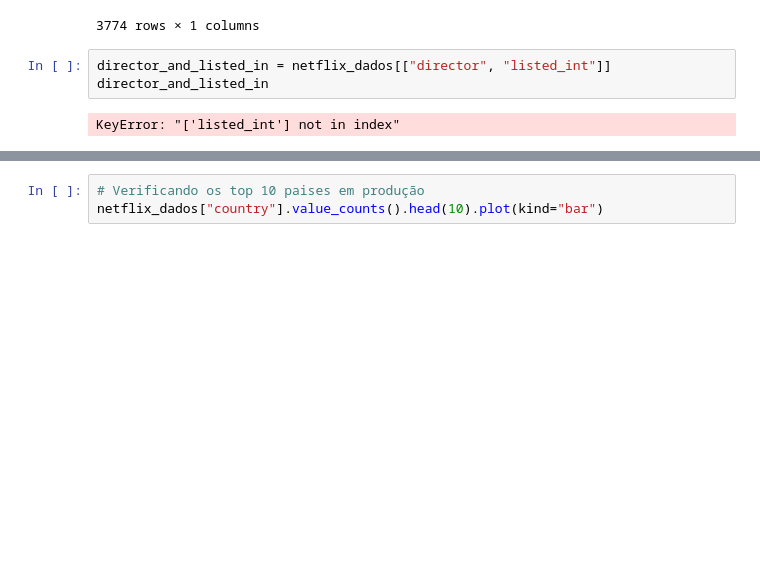
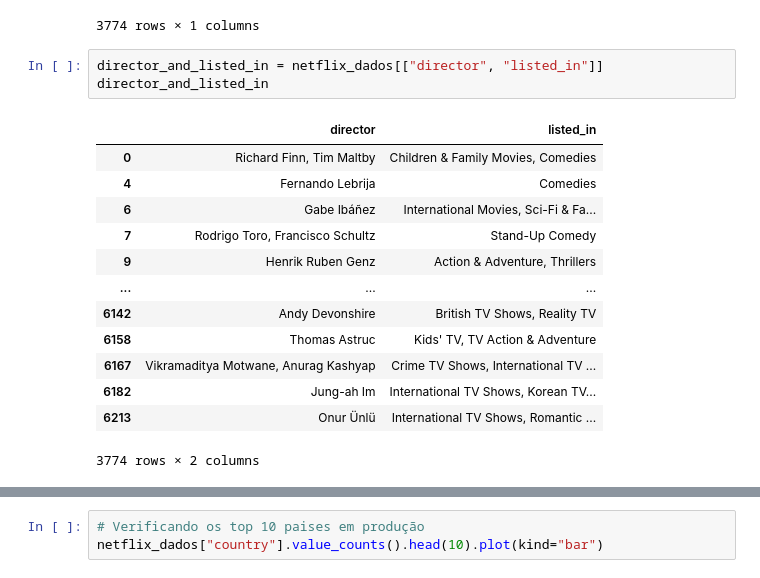
Before and after one commit to Hugox96/Netfliz_Python, a Jupyter notebook: Netflix.ipynb, the cells around one changed output, grey strips where cells are left out. Cells and saved outputs as stored; diff of their text form; blank space fills up the shorter version.

```diff
--- a/Netflix.ipynb
+++ b/Netflix.ipynb
@@ -210,7 +253,19 @@ director
 | 6213 | Onur Ünlü |
 3774 rows × 1 columns
 # %%
-director_and_listed_in = netflix_dados[["director", "listed_int"]]
+director_and_listed_in = netflix_dados[["director", "listed_in"]]
 director_and_listed_in
 # %% [output]
+|  | director | listed_in |
+| 0 | Richard Finn, Tim Maltby | Children & Family Movies, Comedies |
+| 4 | Fernando Lebrija | Comedies |
+| 6 | Gabe Ibáñez | International Movies, Sci-Fi & Fa... |
+| 7 | Rodrigo Toro, Francisco Schultz | Stand-Up Comedy |
+| 9 | Henrik Ruben Genz | Action & Adventure, Thrillers |
+| ... | ... | ... |
+| 6142 | Andy Devonshire | British TV Shows, Reality TV |
+| 6158 | Thomas Astruc | Kids' TV, TV Action & Adventure |
+| 6167 | Vikramaditya Motwane, Anurag Kashyap | Crime TV Shows, International TV ... |
+| 6182 | Jung-ah Im | International TV Shows, Korean TV... |
+| 6213 | Onur Ünlü | International TV Shows, Romantic ... |
-KeyError: "['listed_int'] not in index"
+3774 rows × 2 columns
```
Also changed, not shown: parts of 4 cells of this notebook.
